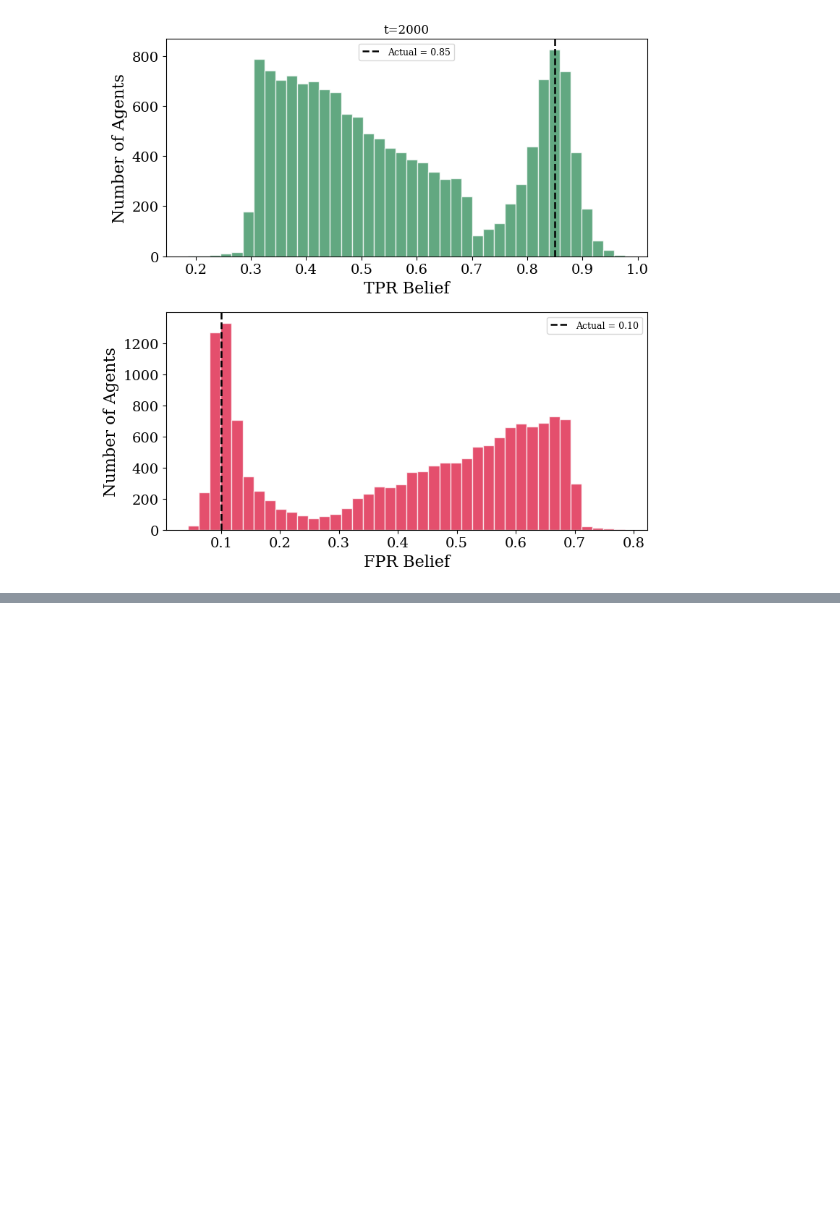
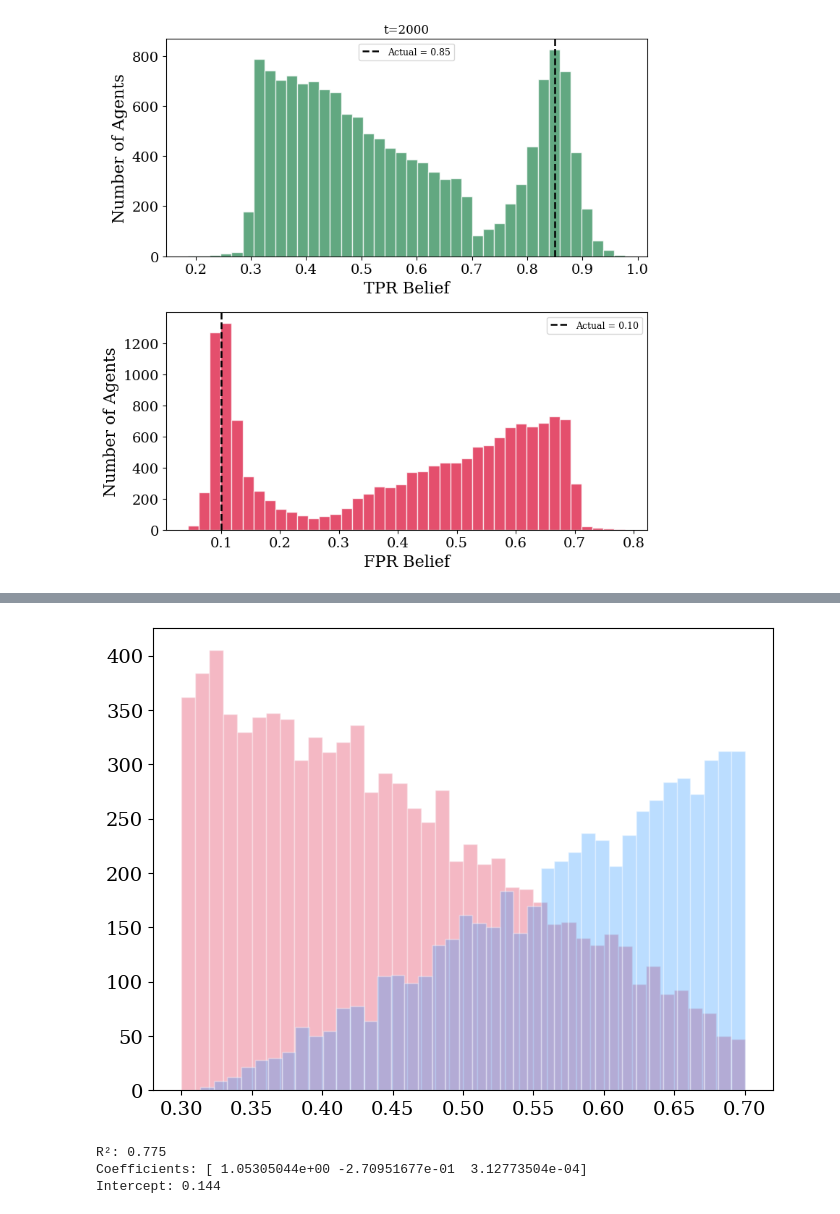
Before and after one commit to charlesaugdupont/deepfake-percolation, a Jupyter notebook: notebooks/burnin-results.ipynb, the cells around one changed output, grey strips where cells are left out. Saved outputs shown, nothing was run; the diff lists cells and outputs as text; code cells hidden in the pictures; blank space fills up the shorter version.

```diff
--- a/notebooks/burnin-results.ipynb
+++ b/notebooks/burnin-results.ipynb
@@ -120,0 +139,21 @@ plt.show()
+# %%
+plt.hist(start_not_verifying["tpr_mean"], bins=40, color="crimson", alpha=0.3, edgecolor="white")
+plt.hist(start_verifying["tpr_mean"], bins=40, color="dodgerblue", alpha=0.3, edgecolor="white")
+plt.show()
+# %% [output]
+[figure, added]
+# %%
+X = start[["tpr_mean", "fpr_mean"]].values
+
+X = np.column_stack([X, end[["verify_count"]].values])
+
+y = end["tpr_mean"].values
+
+model = LinearRegression().fit(X, y)
+print(f"R²: {r2_score(y, model.predict(X)):.3f}")
+print(f"Coefficients: {model.coef_}")
+print(f"Intercept: {model.intercept_:.3f}")
+# %% [output]
+R²: 0.775
+Coefficients: [ 1.05305044e+00 -2.70951677e-01  3.12773504e-04]
+Intercept: 0.144
```
Also changed, not shown: parts of 13 cells of this notebook, 2 other files.
